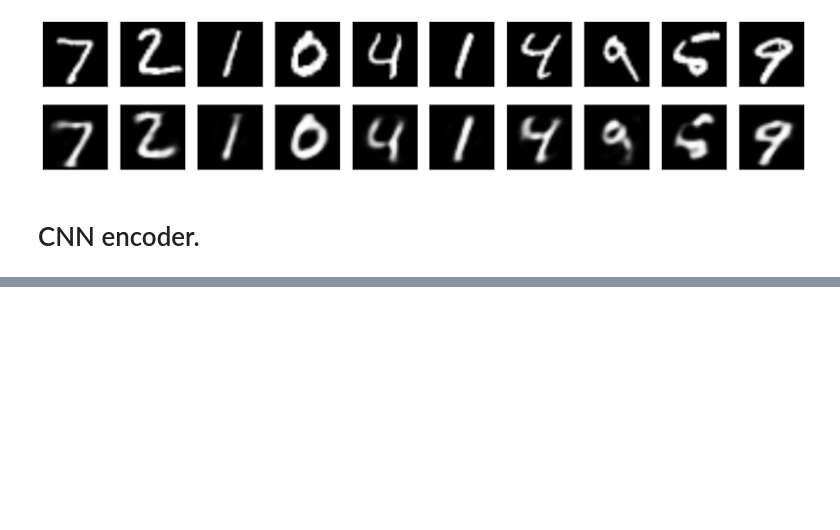
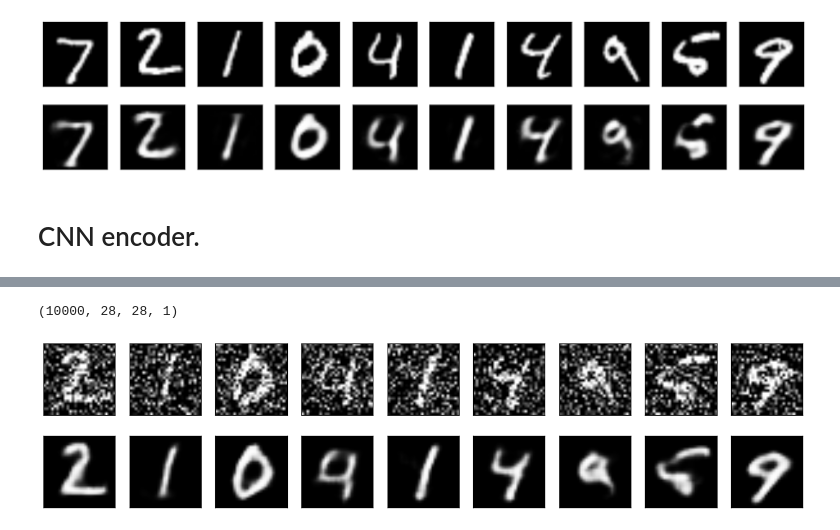
Before and after one commit to yhfy2006/machineLearningInPython, a Jupyter notebook: AutoEncoder/autoEncoder.ipynb, the cells around one changed output, grey strips where cells are left out. Cells and saved outputs as stored; diff of their text form; code cells hidden in the pictures; blank space fills up the shorter version.

```diff
--- a/AutoEncoder/autoEncoder.ipynb
+++ b/AutoEncoder/autoEncoder.ipynb
@@ -133,14 +129,21 @@ x_train = x_train.astype('float32') / 255.
 x_test = x_test.astype('float32') / 255.
 x_train = np.reshape(x_train, (len(x_train), 28, 28,1))
 x_test = np.reshape(x_test, (len(x_test), 28, 28,1))
+
+noise_factor = 0.5
+x_train_noisy = x_train + noise_factor * np.random.normal(loc=0.0, scale=1.0, size=x_train.shape)
+x_test_noisy = x_test + noise_factor * np.random.normal(loc=0.0, scale=1.0, size=x_test.shape)
+
+x_train_noisy = np.clip(x_train_noisy, 0., 1.)
+x_test_noisy = np.clip(x_test_noisy, 0., 1.)
 # %%
 from keras.callbacks import TensorBoard
 
-autoencoder.fit(x_train, x_train,
-                nb_epoch=50,
+autoencoder.fit(x_train_noisy, x_train,
+                nb_epoch=100,
                 batch_size=128,
                 shuffle=True,
-                validation_data=(x_test, x_test),
+                validation_data=(x_test_noisy, x_test),
                 callbacks=[TensorBoard(log_dir='/tmp/autoencoder')])
 # %% [output]
 Train on 60000 samples, validate on 10000 samples
@@ -147,0 +167,24 @@ Epoch 1/50
+# %%
+decoded_imgs = autoencoder.predict(x_test_noisy)
+print(decoded_imgs.shape)
+import matplotlib.pyplot as plt
+n = 10
+plt.figure(figsize=(20, 4))
+for i in range(1,n):
+    # display original
+    ax = plt.subplot(2, n, i)
+    plt.imshow(x_test_noisy[i].reshape(28, 28))
+    plt.gray()
+    ax.get_xaxis().set_visible(False)
+    ax.get_yaxis().set_visible(False)
+
+    # display reconstruction
+    ax = plt.subplot(2, n, i + n)
+    plt.imshow(decoded_imgs[i].reshape(28, 28))
+    plt.gray()
+    ax.get_xaxis().set_visible(False)
+    ax.get_yaxis().set_visible(False)
+plt.show()
+# %% [output]
+(10000, 28, 28, 1)
+[figure, added]
```
Also changed, not shown: parts of 3 cells of this notebook.
